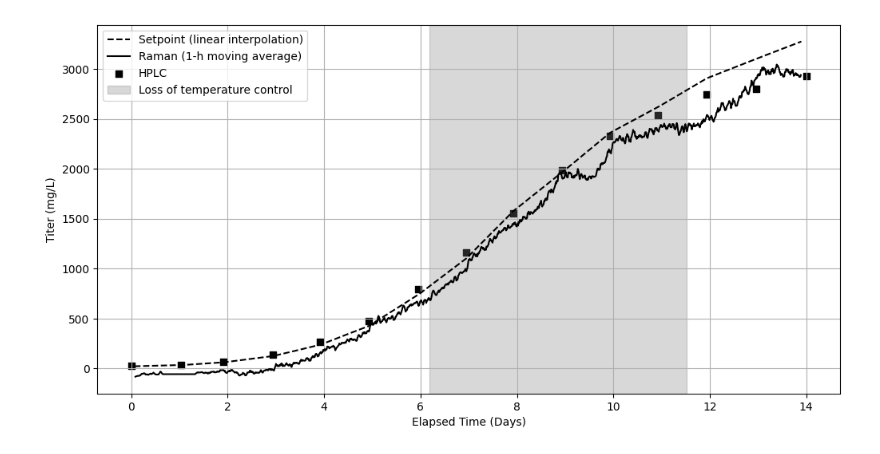
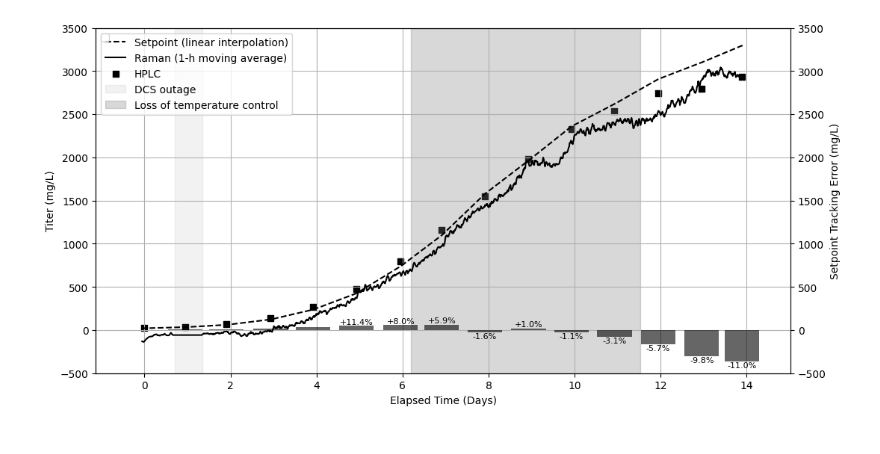
Before and after one commit to zhatz111/state-space-mpc, a Jupyter notebook: data/SAM-1000L-B7H4-experiment/raman.ipynb, the cells around one changed output. Saved outputs shown, nothing was run; the diff lists cells and outputs as text; code cells hidden in the pictures.

```diff
--- a/data/SAM-1000L-B7H4-experiment/raman.ipynb
+++ b/data/SAM-1000L-B7H4-experiment/raman.ipynb
@@ -42,6 +43,9 @@ reference_time = df2['Time'].iloc[0]
 # Calculate the elapsed time in minutes for both DataFrames
 df1['Elapsed_Time_Days'] = (df1['Time'] - reference_time).dt.total_seconds() / (60 * 60 * 24)
 df2['Elapsed_Time_Days'] = (df2['Time'] - reference_time).dt.total_seconds() / (60 * 60 * 24)
+
+# Perform linear interpolation of df2.SP on df1.Elapsed_Time_Days
+df1['CSP_lin'] = np.interp(df1['Elapsed_Time_Days'], df2['Elapsed_Time_Days'], df2['SP'])
 
 # Display the updated DataFrames
 print("Updated df1:")
@@ -59,7 +63,7 @@ print(df1.head())
 
 # Plot CSP and PV_Smoothed against Elapsed_Time_Days as lines
 plt.figure(figsize=(12, 6))
-plt.plot(df1['Elapsed_Time_Days'], df1['CSP'], label='Setpoint (linear interpolation)', color='black', linestyle='--')
+plt.plot(df1['Elapsed_Time_Days'], df1['CSP_lin'], label='Setpoint (linear interpolation)', color='black', linestyle='--')
 plt.plot(df1['Elapsed_Time_Days'], df1['PV_Smoothed'], label='Raman (1-h moving average)', color='black', linestyle='-')
 
 # Plot df2.Titer against Elapsed_Time_Days as dots
@@ -69,8 +73,13 @@ plt.scatter(df2['Elapsed_Time_Days'], df2['Titer'], label='HPLC', color='black',
 # Calculate the elapsed times for the given timestamps
 timestamp1 = pd.Timestamp('2025-11-27 14:44:00')
 timestamp2 = pd.Timestamp('2025-12-02 22:53:00')
+timestamp3 = pd.Timestamp('2025-11-22 03:15:00')
+timestamp4 = pd.Timestamp('2025-11-22 18:30:00')
 elapsed_time1 = (timestamp1 - reference_time).total_seconds() / (60 * 60 * 24)
 elapsed_time2 = (timestamp2 - reference_time).total_seconds() / (60 * 60 * 24)
+elapsed_time3 = (timestamp3 - reference_time).total_seconds() / (60 * 60 * 24)
+elapsed_time4 = (timestamp4 - reference_time).total_seconds() / (60 * 60 * 24)
+plt.axvspan(elapsed_time3, elapsed_time4, color='gray', alpha=0.1, label='DCS outage')
 plt.axvspan(elapsed_time1, elapsed_time2, color='gray', alpha=0.3, label='Loss of temperature control')
 
 # Add labels, legend, and title
@@ -79,6 +88,23 @@ plt.ylabel('Titer (mg/L)')
 # plt.title('CSP, PV Smoothed, and Titer over Elapsed Time')
 plt.legend()
 plt.grid(True)
+plt.ylim((-500,3500))
+
+# Plot the absolute difference between Titer and SP as vertical bars on a secondary y-axis
+percentage_diff = ((df2['Titer'] - df2['SP']) / df2['SP']) * 100
+ax = plt.gca()
+ax2 = ax.twinx()
+ax2.bar(df2['Elapsed_Time_Days'], (df2['Titer'] - df2['SP']), color='black', alpha=0.6)
+# Add percentage_diff values as text inside the bars
+for i, (x, y) in enumerate(zip(df2['Elapsed_Time_Days'], df2['Titer'] - df2['SP'])):
+    if i >= len(df2) - 10:  # Only add text for the last 10 bars
+        ax2.text(x, y, f'{percentage_diff[i]:+.1f}%', ha='center', va='bottom' if y >= 0 else 'top', fontsize=8, color='black')
+# ax2.bar(df2['Elapsed_Time_Days'], percentage_diff, color='black', alpha=0.6)
+ax2.legend(loc='upper left')
+ax2.set_ylabel('Setpoint Tracking Error (mg/L)', color='black')
+ax2.set_ylim(ax.get_ylim())
+# ax2.set_ylim((-10,70))
+ax2.tick_params(axis='y', labelcolor='black')
 
 # Save the figure as a PNG file in the same folder
 plt.savefig('raman.png', format='png', dpi=300)
@@ -106 +132 @@ Updated df2:
-[figure, old version]
+[figure, new version]
```
Also changed, not shown: parts of 2 cells of this notebook, 3 other files.
